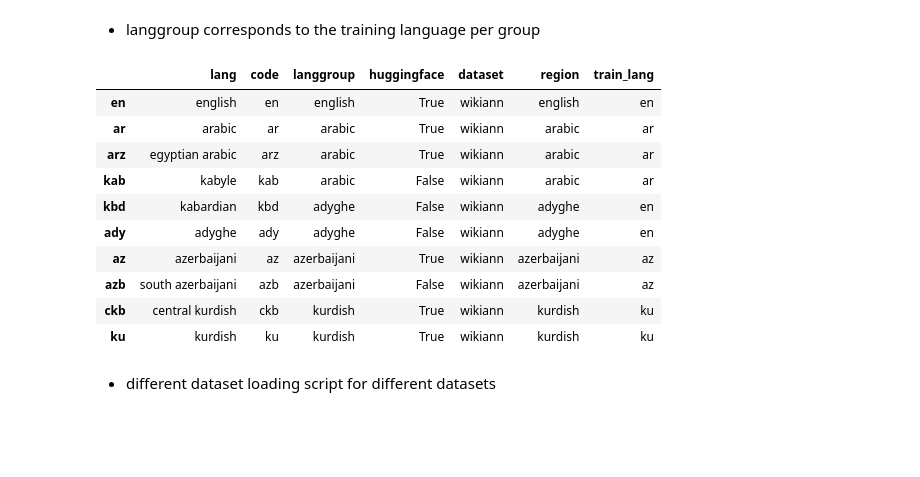
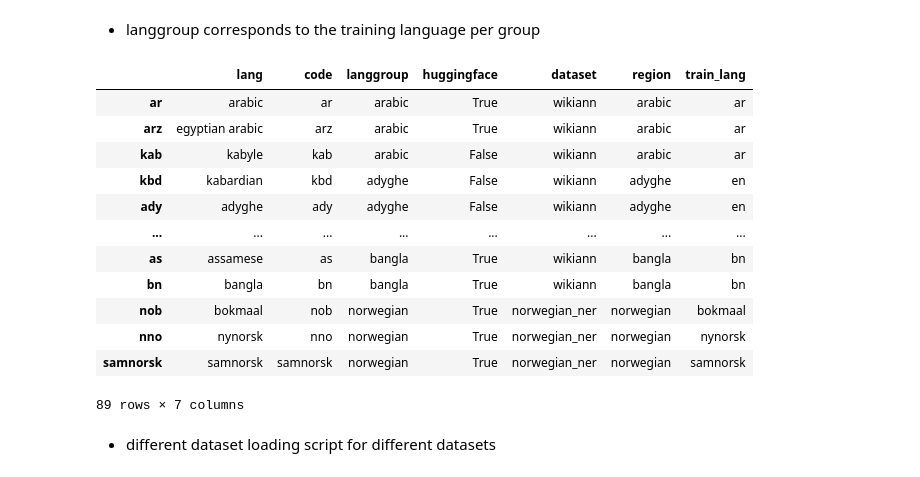
Before and after one commit to ffaisal93/DialectBench, a Jupyter notebook: explore_data.ipynb, the cells around one changed output. Saved outputs shown, nothing was run; the diff lists cells and outputs as text; code cells hidden in the pictures; blank space fills up the shorter version.

```diff
--- a/explore_data.ipynb
+++ b/explore_data.ipynb
@@ -178,18 +293,20 @@ f.close()
 - langgroup corresponds to the training language per group
 # %%
 all_lang=pd.DataFrame(metadata).T
-all_lang.head(10)
+all_lang
 # %% [output]
 |  | lang | code | langgroup | huggingface | dataset | region | train_lang |
-| en | english | en | english | True | wikiann | english | en |
 | ar | arabic | ar | arabic | True | wikiann | arabic | ar |
 | arz | egyptian arabic | arz | arabic | True | wikiann | arabic | ar |
 | kab | kabyle | kab | arabic | False | wikiann | arabic | ar |
 | kbd | kabardian | kbd | adyghe | False | wikiann | adyghe | en |
 | ady | adyghe | ady | adyghe | False | wikiann | adyghe | en |
-| az | azerbaijani | az | azerbaijani | True | wikiann | azerbaijani | az |
-| azb | south azerbaijani | azb | azerbaijani | False | wikiann | azerbaijani | az |
-| ckb | central kurdish | ckb | kurdish | True | wikiann | kurdish | ku |
-| ku | kurdish | ku | kurdish | True | wikiann | kurdish | ku |
+| ... | ... | ... | ... | ... | ... | ... | ... |
+| as | assamese | as | bangla | True | wikiann | bangla | bn |
+| bn | bangla | bn | bangla | True | wikiann | bangla | bn |
+| nob | bokmaal | nob | norwegian | True | norwegian_ner | norwegian | bokmaal |
+| nno | nynorsk | nno | norwegian | True | norwegian_ner | norwegian | nynorsk |
+| samnorsk | samnorsk | samnorsk | norwegian | True | norwegian_ner | norwegian | samnorsk |
+89 rows × 7 columns
 # %% [markdown]
 - different dataset loading script for different datasets
```
Also changed, not shown: parts of 25 cells of this notebook, 1 other file.
